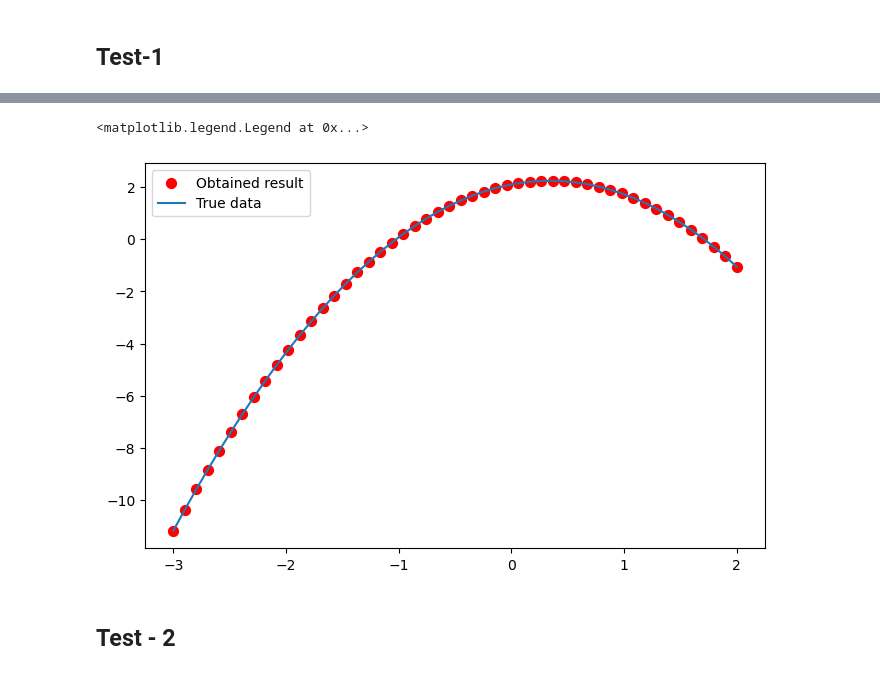
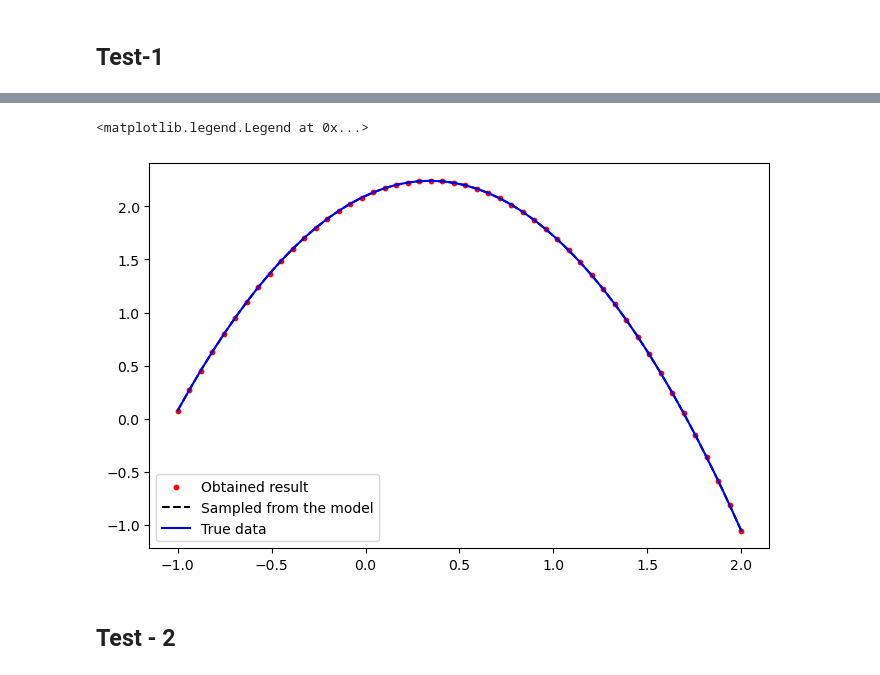
Before and after one commit to HongsupOH/DeepSymbolicRegression, a Jupyter notebook: Project/main.ipynb, the cells around one changed output, grey strips where cells are left out. Drawn from its saved outputs; the diff is of its cells as text; code cells hidden in the pictures.

```diff
--- a/Project/main.ipynb
+++ b/Project/main.ipynb
@@ -91,8 +213,8 @@ def training(X,y,idx_to_op,op_to_idx,D,E,H,maxiter,threshold,epoch,method):
 ## Test-1
 # %%
 n = 50
-X = np.linspace(-3,2,n)
-y = - 1.2*X**2 + 0.823*X + 2.1
+X = np.linspace(-1,2,n)
+y = -1.2*X**2 + 0.823*X + 2.1
 plt.plot(X,y)
 # %% [output]
 [<matplotlib.lines.Line2D at 0x...>]
@@ -100,9 +222,9 @@ plt.plot(X,y)
 # %%
-D,E,H = len(idx_to_op),10,6
-maxiter = 21
-threshold = 0.2
-epoch = 500
+D,E,H = len(idx_to_op),40,40
+maxiter = 25
+threshold = 0.8
+epoch = 1000
 method = 'rmm'
-
-best_agraph,reward_array,mean_reward_array,loss_array = training(X,y,idx_to_op,op_to_idx,D,E,H,maxiter,threshold,epoch,method)
+lr = 5e-3
+best_agraph,best_model,model,reward_array,loss_array,cost_array = training(X,y,lr,idx_to_op,op_to_idx,D,E,H,maxiter,threshold,epoch,method)
 # %% [output]
@@ -137,0 +272,3 @@ y_hat = evaluateAgraph(best_agraph.root,idx_to_op,X,constants)
+# %%
+n = 3
+agraph = sampling_equation(model,idx_to_op,n)
@@ -138,11 +293,15 @@ y_hat = evaluateAgraph(best_agraph.root,idx_to_op,X,constants)
+# %%
+y_hat_best = evaluateAgraph(best_agraph.root,idx_to_op,X,constants=[])
+y_hat_model = evaluateAgraph(agraph.root,idx_to_op,X,constants=[])
 # %%
 plt.figure(figsize = (8,5))
-plt.scatter(X,y_hat,color='red',s=50,label='Obtained result')
-plt.plot(X,y,label='True data')
+plt.scatter(X,y_hat_best,color='red',s=10,label='Obtained result')
+plt.plot(X,y_hat_model,ls='--',color = 'black',label='Sampled from the model')
+plt.plot(X,y,color='blue',label='True data')
 plt.legend()
 # %% [output]
 <matplotlib.legend.Legend at 0x...>
-[figure, old version]
+[figure, new version]
 # %% [markdown]
 ## Test - 2
 # %%
```
Also changed, not shown: parts of 44 cells of this notebook, 2 other files.
